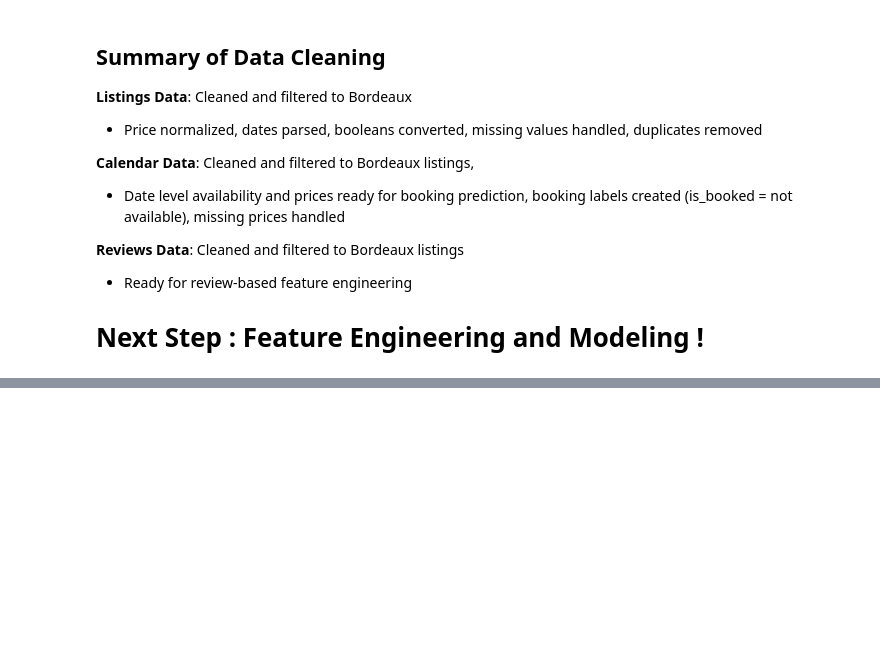
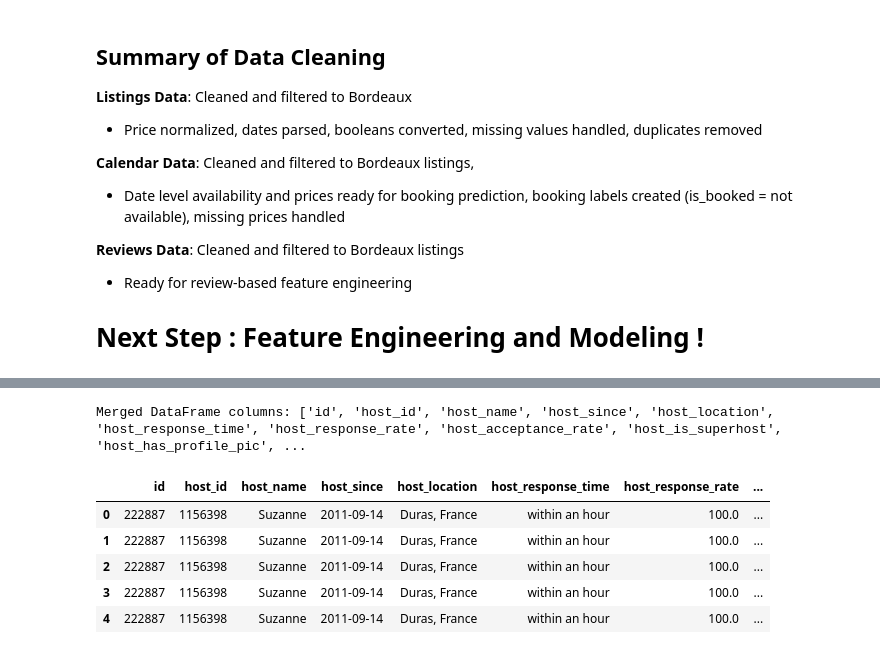
Before and after one commit to elisemyr/project_business_data_science, a Jupyter notebook: Business Data Science Project Airbnb.ipynb, the cells around one changed output, grey strips where cells are left out. Cells and saved outputs as stored; diff of their text form; code cells hidden in the pictures; blank space fills up the shorter version.

```diff
--- a/Business Data Science Project Airbnb.ipynb
+++ b/Business Data Science Project Airbnb.ipynb
@@ -570,0 +644,13 @@ REVIEWS:
+# %%
+# Perform the left join
+
+merged_df = listings.merge(
+    calendar,
+    left_on='id',           # Column in listings_df
+    right_on='listing_id',  # Column in calendar_df
+    how='left'              # Left join
+)
+
+print("Calendar shape:", calendar.shape)
+print("Listings shape:", listings.shape)
+print("Merged DataFrame shape:", merged_df.shape)
@@ -570,0 +676,14 @@ REVIEWS:
+# %%
+# lsiting all the columns in the merged dataframe
+print("Merged DataFrame columns:", merged_df.columns.tolist())
+# %% [output]
+Merged DataFrame columns: ['id', 'host_id', 'host_name', 'host_since', 'host_location', 'host_response_time', 'host_response_rate', 'host_acceptance_rate', 'host_is_superhost', 'host_has_profile_pic', ...
+# %%
+merged_df.head()
+# %% [output]
+|  | id | host_id | host_name | host_since | host_location | host_response_time | host_response_rate | ... |
+| 0 | 222887 | 1156398 | Suzanne | 2011-09-14 | Duras, France | within an hour | 100.0 | ... |
+| 1 | 222887 | 1156398 | Suzanne | 2011-09-14 | Duras, France | within an hour | 100.0 | ... |
+| 2 | 222887 | 1156398 | Suzanne | 2011-09-14 | Duras, France | within an hour | 100.0 | ... |
+| 3 | 222887 | 1156398 | Suzanne | 2011-09-14 | Duras, France | within an hour | 100.0 | ... |
+| 4 | 222887 | 1156398 | Suzanne | 2011-09-14 | Duras, France | within an hour | 100.0 | ... |
```
Also changed, not shown: parts of 57 cells of this notebook, 1 other file.
